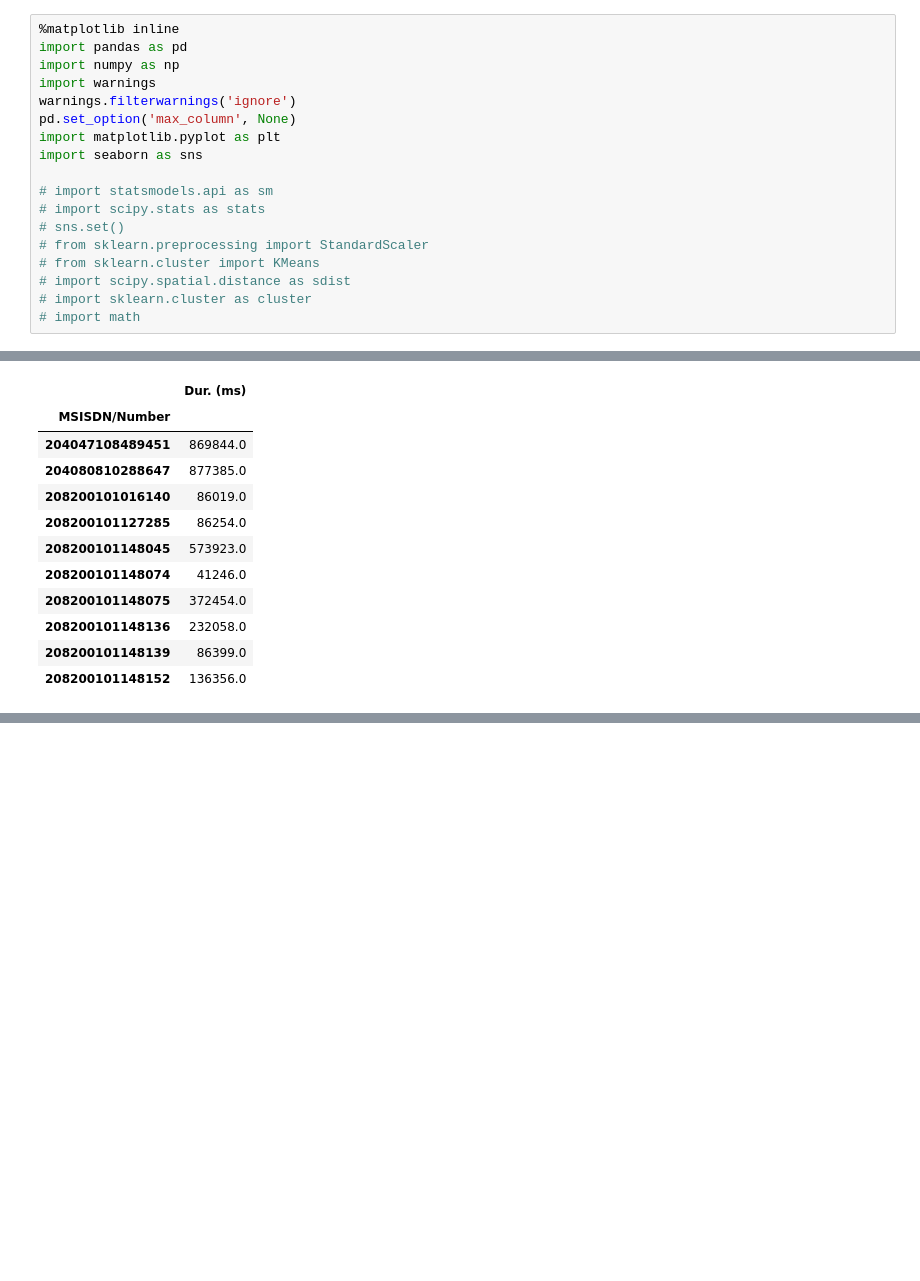
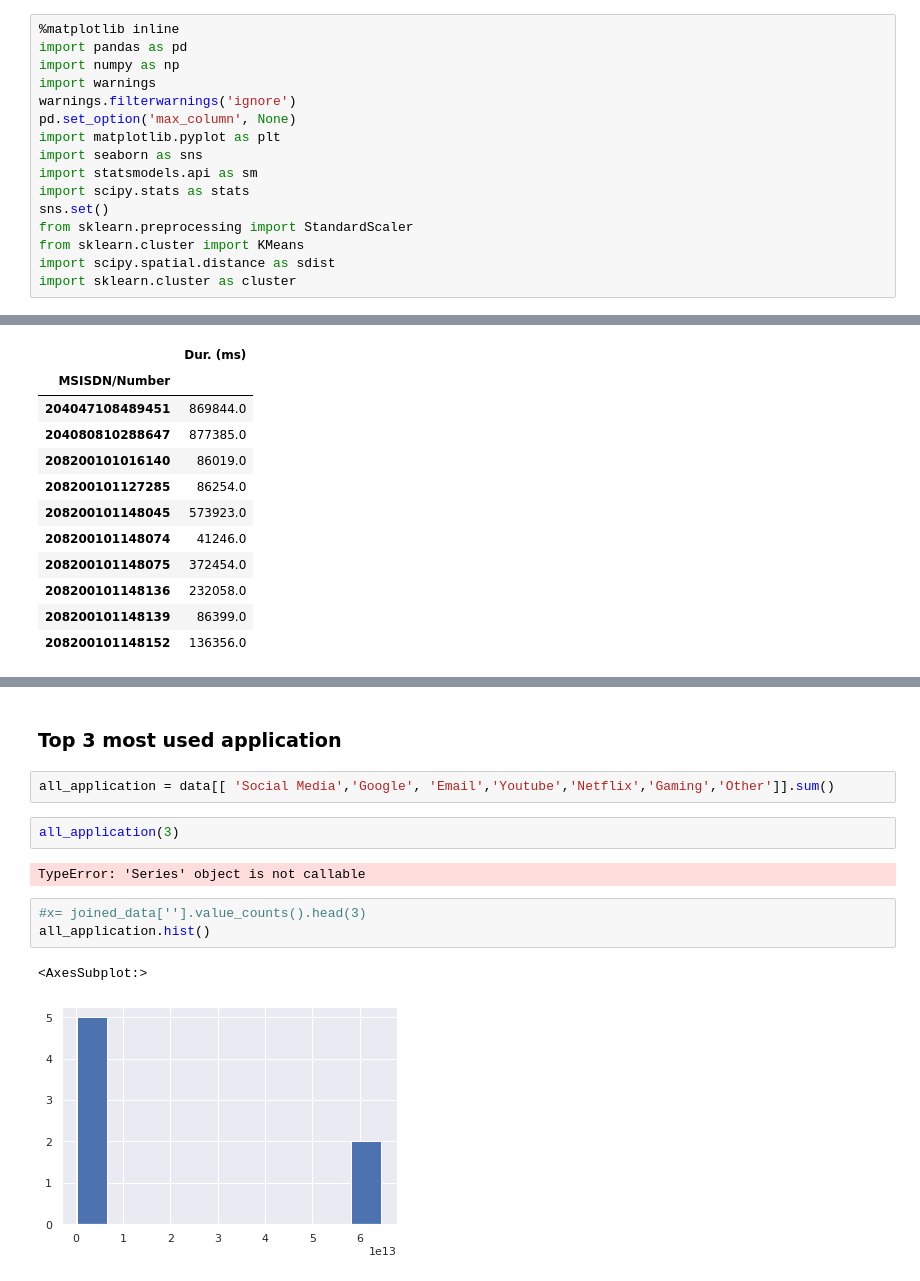
Before and after one commit to luelhagos/User-Analytics-in-the-Telecommunication-Industry, a Jupyter notebook: notebooks/final.ipynb, the cells around one changed output, grey strips where cells are left out. Cells and saved outputs as stored; diff of their text form; blank space fills up the shorter version.

```diff
--- a/notebooks/final.ipynb
+++ b/notebooks/final.ipynb
@@ -9,15 +9,13 @@ warnings.filterwarnings('ignore')
 pd.set_option('max_column', None)
 import matplotlib.pyplot as plt
 import seaborn as sns
-
-# import statsmodels.api as sm
-# import scipy.stats as stats
-# sns.set()
-# from sklearn.preprocessing import StandardScaler
-# from sklearn.cluster import KMeans
-# import scipy.spatial.distance as sdist
-# import sklearn.cluster as cluster
-# import math
+import statsmodels.api as sm
+import scipy.stats as stats
+sns.set()
+from sklearn.preprocessing import StandardScaler
+from sklearn.cluster import KMeans
+import scipy.spatial.distance as sdist
+import sklearn.cluster as cluster
 # %% [markdown]
 ### Loading data
 # %%
@@ -670,0 +891,14 @@ Top.head(10)
+# %% [markdown]
+### Top 3 most used application
+# %%
+all_application = data[[ 'Social Media','Google', 'Email','Youtube','Netflix','Gaming','Other']].sum()
+# %%
+all_application(3)
+# %% [output]
+TypeError: 'Series' object is not callable
+# %%
+#x= joined_data[''].value_counts().head(3)
+all_application.hist()
+# %% [output]
+<AxesSubplot:>
+[figure, added]
```
Also changed, not shown: parts of 15 cells of this notebook.
